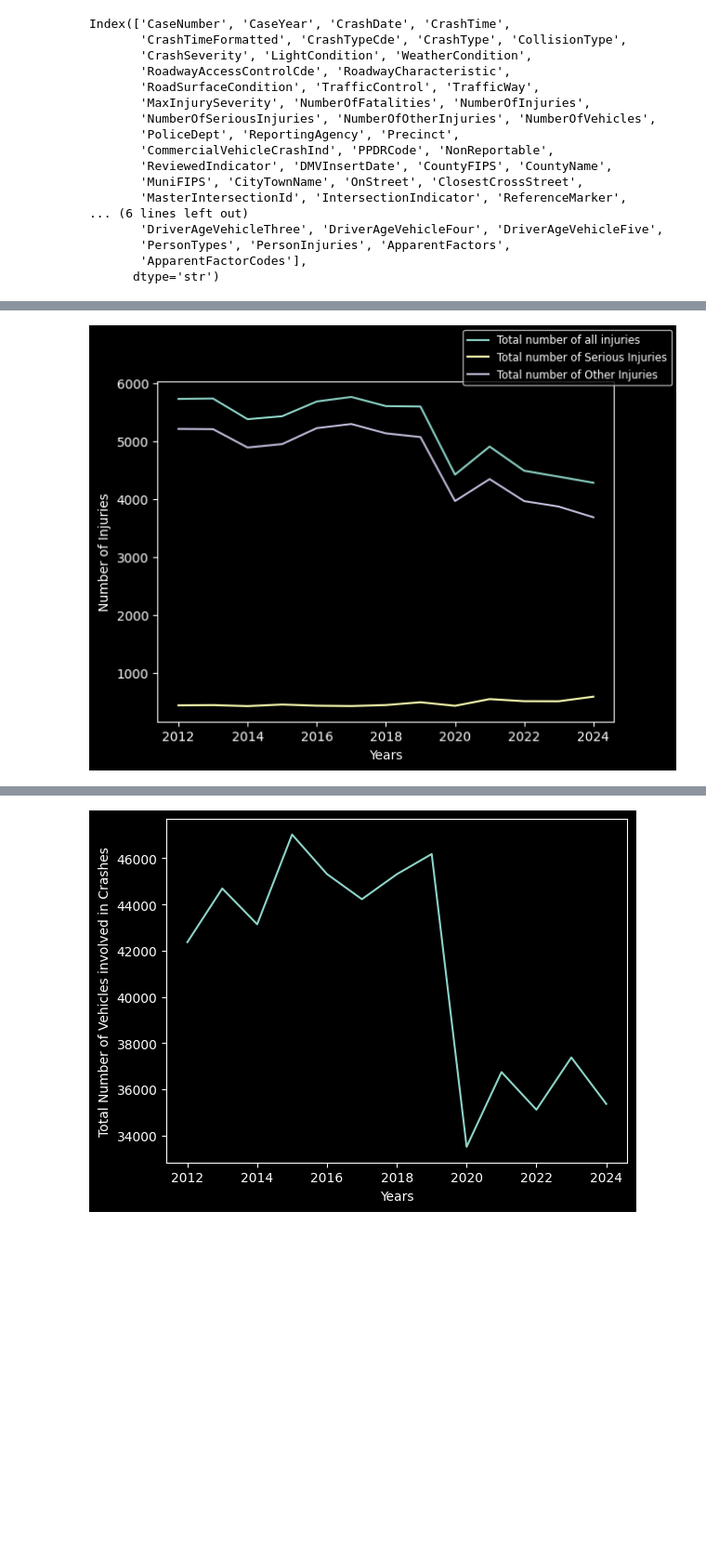
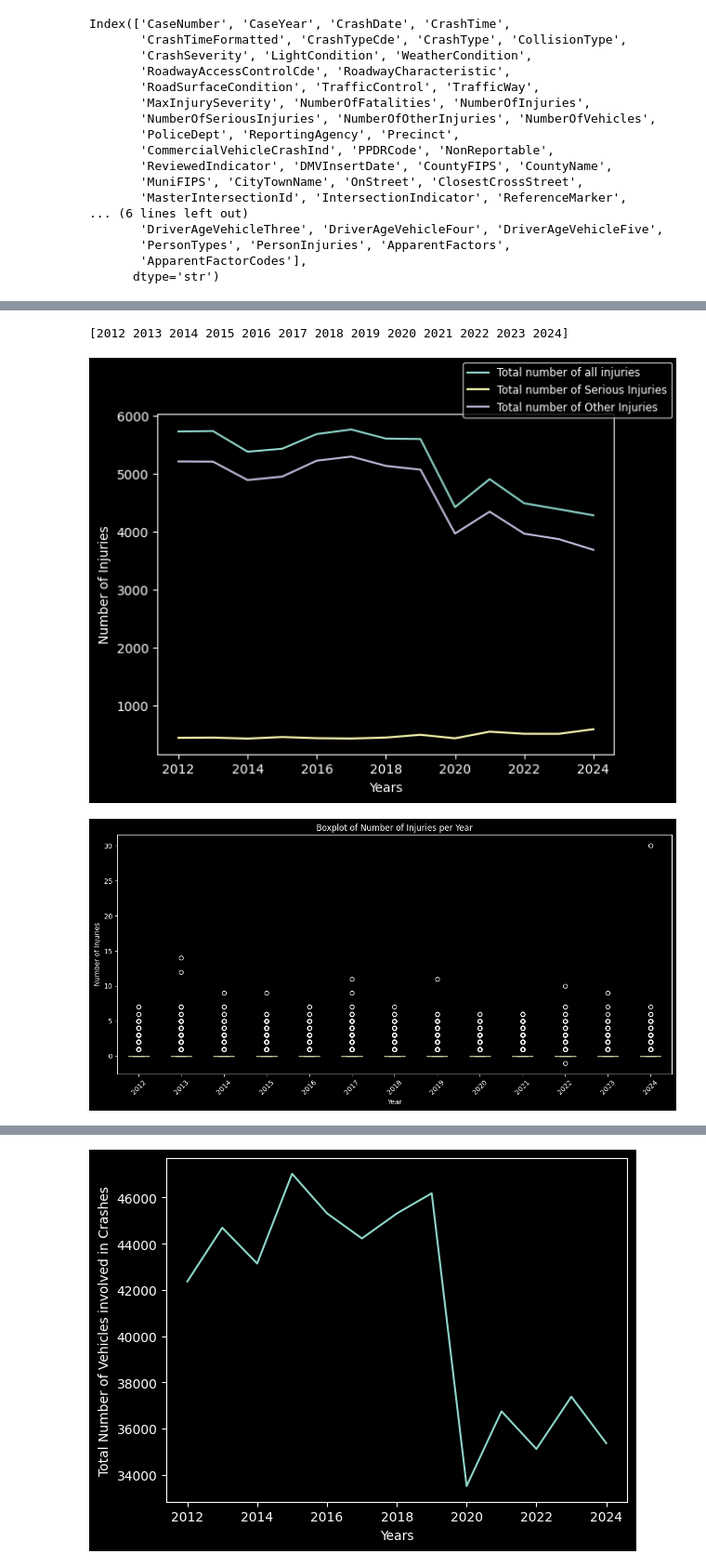
Before and after one commit to justinjli2004-sketch/spring2026, a Jupyter notebook: project/EDA.ipynb, the cells around one changed output, grey strips where cells are left out. Shown at 93% size. Saved outputs shown, nothing was run; the diff lists cells and outputs as text; code cells hidden in the pictures; blank space fills up the shorter version.

```diff
--- a/project/EDA.ipynb
+++ b/project/EDA.ipynb
@@ -114,7 +118,9 @@ def yearagg (frame, column, year):
     return frame[frame["CaseYear"] == year][column].values
 # %%
 # a plot of serious injuries in a year vs. injuries, etc.
-years = yearlist(2012,2024)
+years = summary_table_sorted_year['CaseYear'].unique()
+years.sort()
+print(years)
 Injuries_yearsum, Injuries_yearmeans, Injuries_yearprops,Injuries_casecount = yearstats(summary_table_sorted_year,"NumberOfInjuries",years)
 SeriousInjuries_yearsum, SeriousInjuries_yearmeans, SeriousInjuries_yearprops,SeriousInjuries_casecount = yearstats(summary_table_sorted_year,"NumberOfSeriousInjuries",years)
 OtherInjuries_yearsum, OtherInjuries_yearmeans, OtherInjuries_yearprops,OtherInjuries_casecount = yearstats(summary_table_sorted_year,"NumberOfOtherInjuries",years)
@@ -128,6 +134,7 @@ plt.xlabel("Years")
 plt.ylabel("Number of Injuries")
 plt.show()
 # %% [output]
+[2012 2013 2014 2015 2016 2017 2018 2019 2020 2021 2022 2023 2024]
 [figure]
 # %%
 #ridgeplot of injuries
@@ -140,3 +147,32 @@ for year in years:
 ridge_injuries = rg.ridgeplot (samples = yearagg_injuries)
 ridge_injuries.show()
 # Most crashes don't result in many injures, but a few outliers...
+# %%
+# Prepare the data
+yearagg_injuries = []
+for year in years:
+    yearagg_injuries.append(yearagg(summary_table_sorted_year, "NumberOfInjuries", year))
+
+# Create the boxplot and capture the returned dict
+plt.figure(figsize=(12, 6))
+box = plt.boxplot(
+    yearagg_injuries,
+    tick_labels=years,  # updated from 'labels'
+    showfliers=True,
+    patch_artist=True
+)
+
+# Color each box
+colors = plt.cm.viridis_r(np.linspace(0, 1, len(years)))
+for patch, color in zip(box['boxes'], colors):
+    patch.set_facecolor(color)
+
+# Title and labels
+plt.title("Boxplot of Number of Injuries per Year")
+plt.xlabel("Year")
+plt.ylabel("Number of Injuries")
+plt.xticks(rotation=45)
+plt.tight_layout()
+plt.show()
+# %% [output]
+[figure, added]
```
Also changed, not shown: parts of 4 cells of this notebook.
